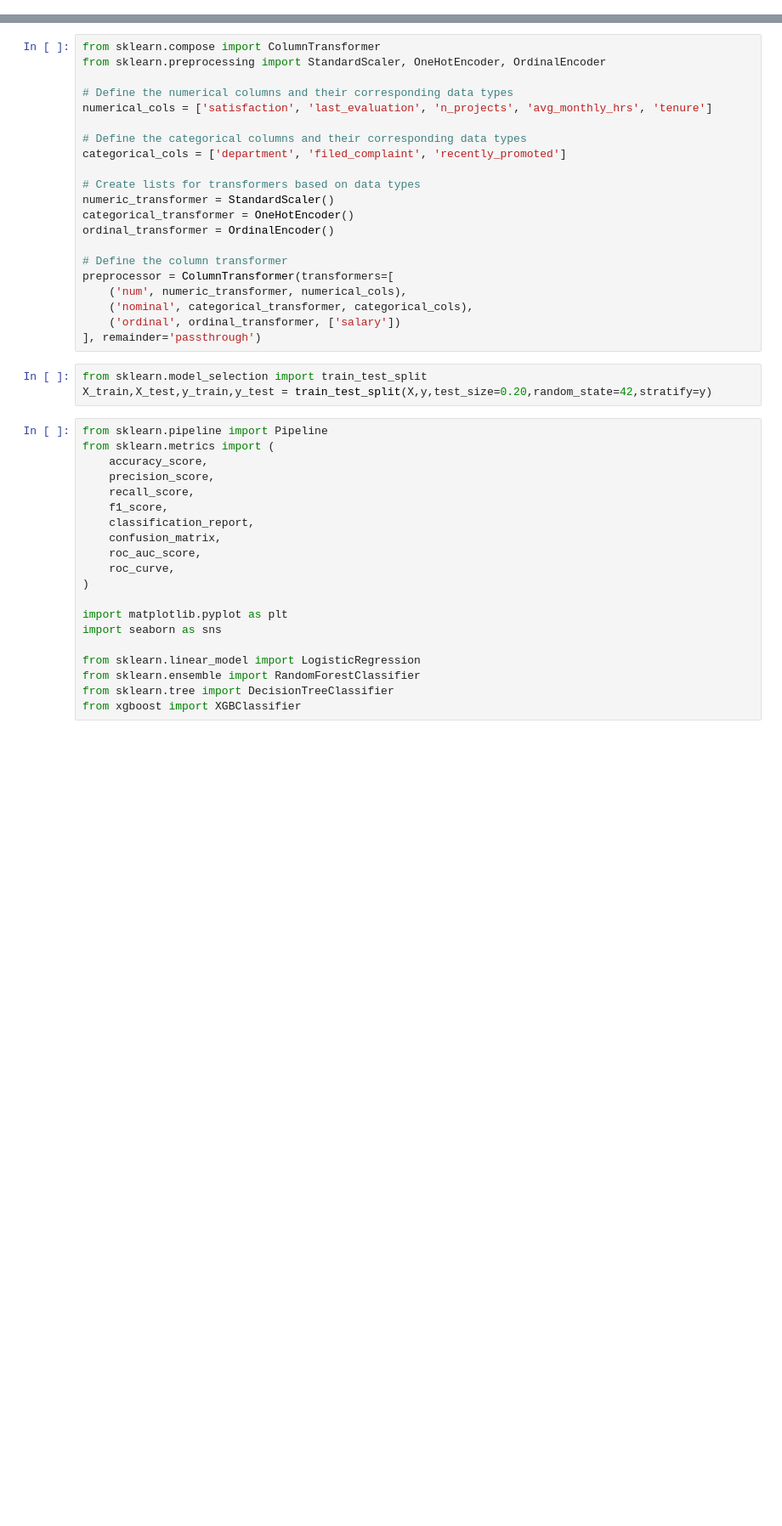
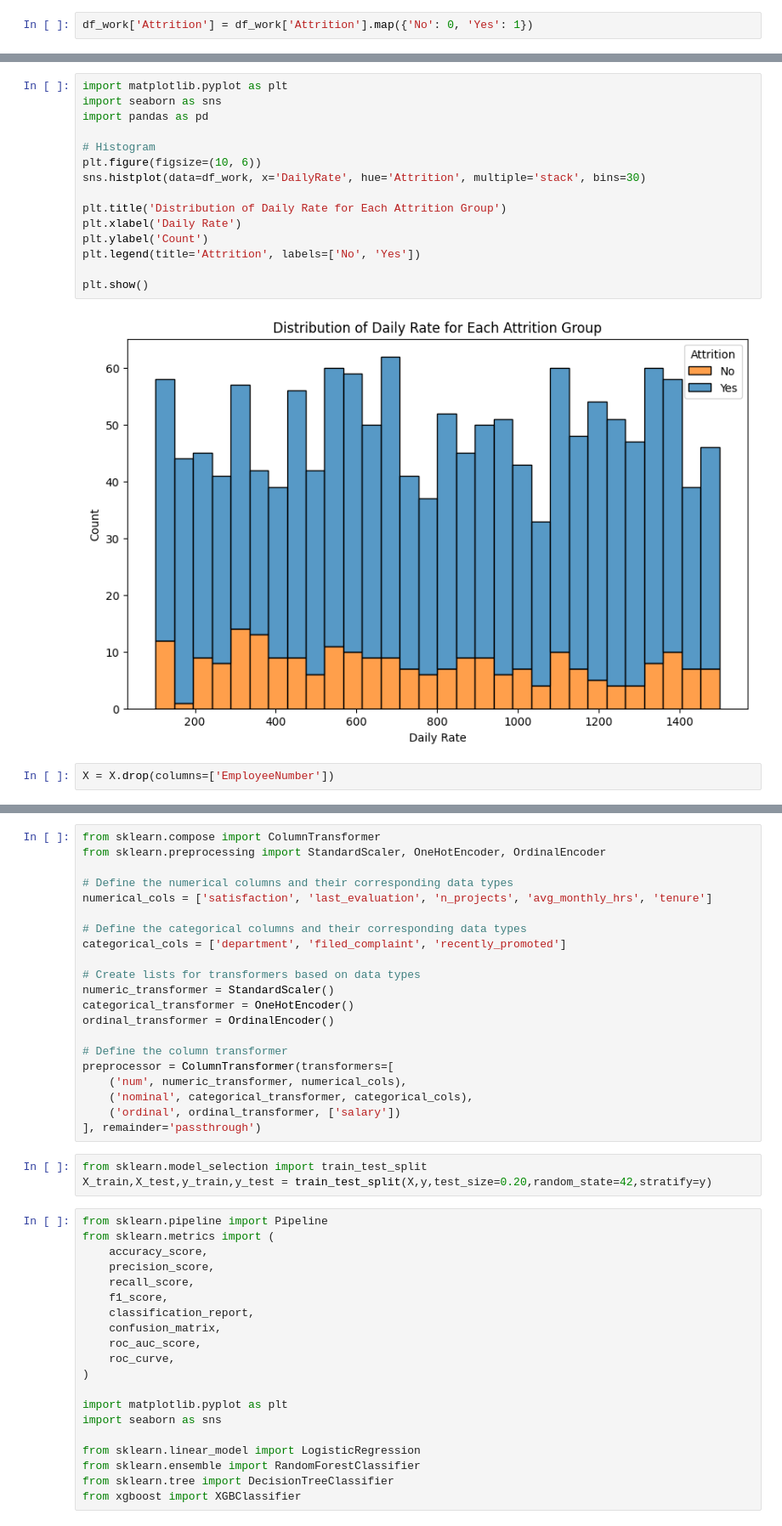
Before and after one commit to shahinmahmud53/employee-churn-prediction-flask-app, a Jupyter notebook: notebooks/model.ipynb, the cells around one changed output, grey strips where cells are left out. Shown at 85% size. Cells and saved outputs as stored; diff of their text form; blank space fills up the shorter version.

```diff
--- a/notebooks/model.ipynb
+++ b/notebooks/model.ipynb
@@ -271,0 +119,2 @@ y = df['status']
+# %%
+df_work['Attrition'] = df_work['Attrition'].map({'No': 0, 'Yes': 1})
@@ -286,0 +237,19 @@ Name: status, Length: 12717, dtype: int64
+# %%
+import matplotlib.pyplot as plt
+import seaborn as sns
+import pandas as pd
+
+# Histogram
+plt.figure(figsize=(10, 6))
+sns.histplot(data=df_work, x='DailyRate', hue='Attrition', multiple='stack', bins=30)
+
+plt.title('Distribution of Daily Rate for Each Attrition Group')
+plt.xlabel('Daily Rate')
+plt.ylabel('Count')
+plt.legend(title='Attrition', labels=['No', 'Yes'])
+
+plt.show()
+# %% [output]
+[figure, added]
+# %%
+X = X.drop(columns=['EmployeeNumber'])
```
Also changed, not shown: parts of 69 cells of this notebook, 2 other files.
